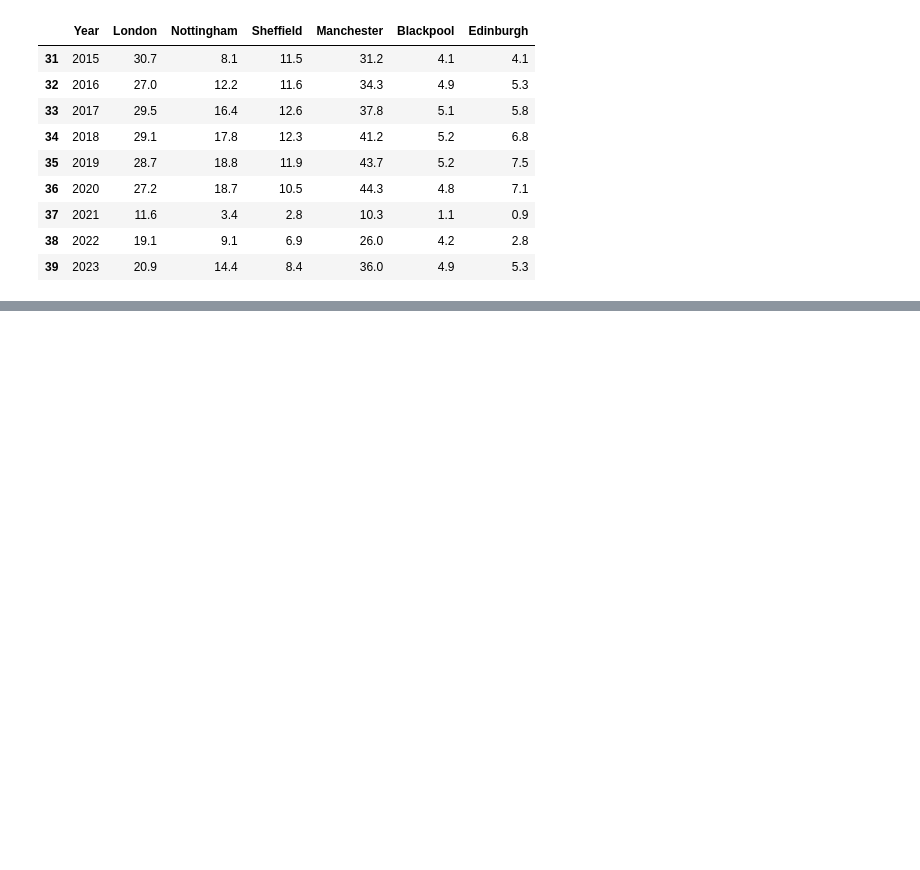
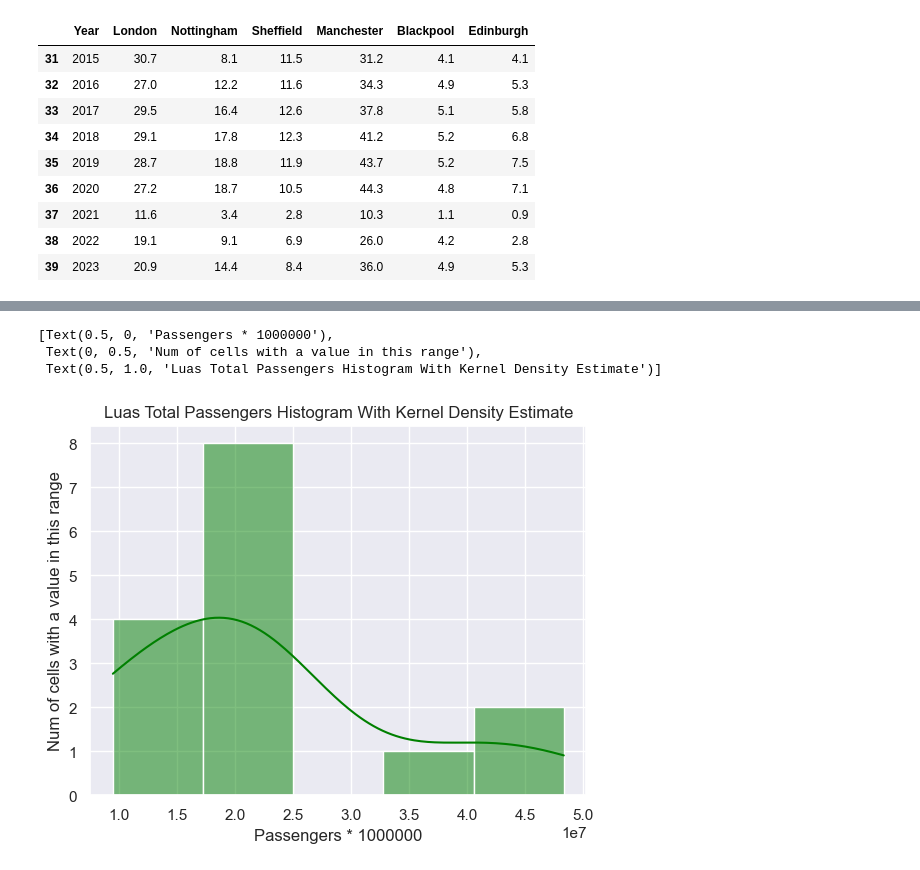
Before and after one commit to StphnKlly/DataAnalytics, a Jupyter notebook: CA2/MSC DA CA2 - Exploratory Data Analysis.ipynb, the cells around one changed output, grey strips where cells are left out. Saved outputs shown, nothing was run; the diff lists cells and outputs as text; code cells hidden in the pictures; blank space fills up the shorter version.

```diff
--- a/CA2/MSC DA CA2 - Exploratory Data Analysis.ipynb
+++ b/CA2/MSC DA CA2 - Exploratory Data Analysis.ipynb
@@ -1063,0 +1158,9 @@ NameError: name 'species_counts' is not defined
+# %%
+# A kernel density estimate (KDE) plot is a method for visualizing the distribution of observations in a dataset, analogous to a histogram.
+ax = sns.histplot(stats_luas_df.VALUE, kde=True, color ='green')
+ax.set(xlabel='Passengers * 1000000', ylabel='Num of cells with a value in this range', title ='Luas Total Passengers Histogram With Kernel Density Estimate')
+# %% [output]
+[Text(0.5, 0, 'Passengers * 1000000'),
+ Text(0, 0.5, 'Num of cells with a value in this range'),
+ Text(0.5, 1.0, 'Luas Total Passengers Histogram With Kernel Density Estimate')]
+[figure, added]
```
Also changed, not shown: parts of 175 cells of this notebook.
